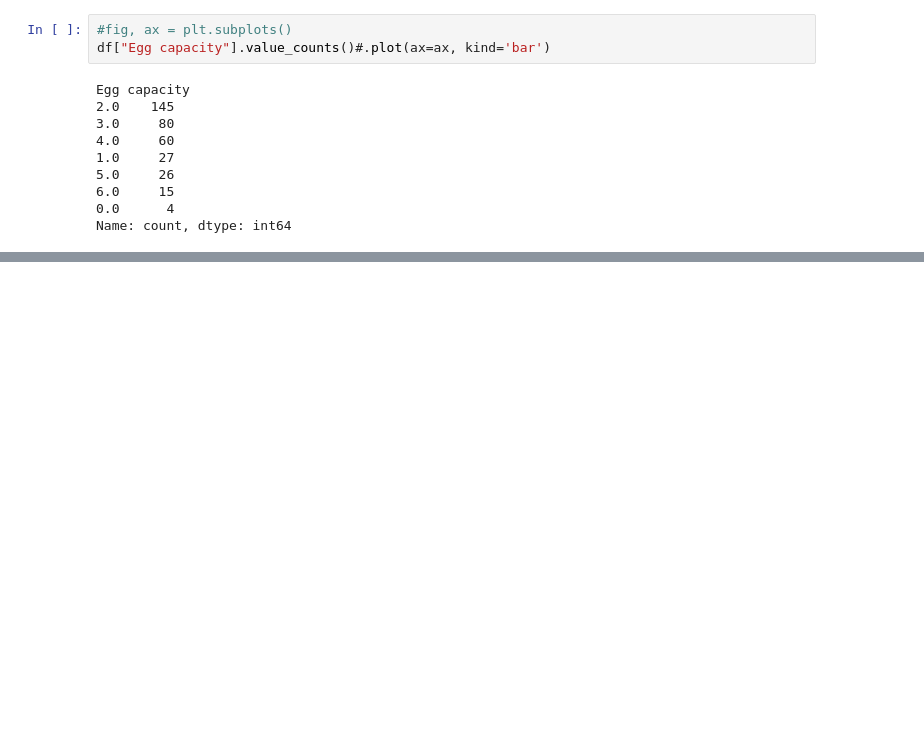
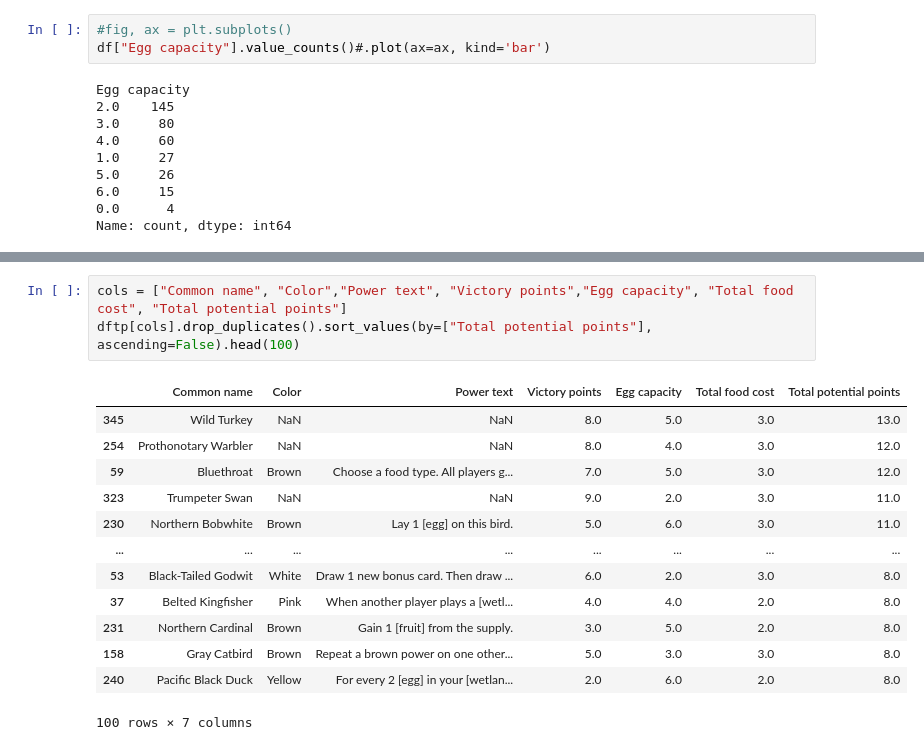
Before and after one commit to TimmoTismo/Wingspan-Analysis, a Jupyter notebook: analysis.ipynb, the cells around one changed output, grey strips where cells are left out. Drawn from its saved outputs; the diff is of its cells as text; blank space fills up the shorter version.

```diff
--- a/analysis.ipynb
+++ b/analysis.ipynb
@@ -149,0 +155,17 @@ df[(df["Total food cost"]==1) & (df["Victory points"]+df["Egg capacity"]>=5)]
+# %%
+cols = ["Common name", "Color","Power text", "Victory points","Egg capacity", "Total food cost", "Total potential points"]
+dftp[cols].drop_duplicates().sort_values(by=["Total potential points"], ascending=False).head(100)
+# %% [output]
+|  | Common name | Color | Power text | Victory points | Egg capacity | Total food cost | Total potential points |
+| 345 | Wild Turkey | NaN | NaN | 8.0 | 5.0 | 3.0 | 13.0 |
+| 254 | Prothonotary Warbler | NaN | NaN | 8.0 | 4.0 | 3.0 | 12.0 |
+| 59 | Bluethroat | Brown | Choose a food type. All players g... | 7.0 | 5.0 | 3.0 | 12.0 |
+| 323 | Trumpeter Swan | NaN | NaN | 9.0 | 2.0 | 3.0 | 11.0 |
+| 230 | Northern Bobwhite | Brown | Lay 1 [egg] on this bird. | 5.0 | 6.0 | 3.0 | 11.0 |
+| ... | ... | ... | ... | ... | ... | ... | ... |
+| 53 | Black-Tailed Godwit | White | Draw 1 new bonus card. Then draw ... | 6.0 | 2.0 | 3.0 | 8.0 |
+| 37 | Belted Kingfisher | Pink | When another player plays a [wetl... | 4.0 | 4.0 | 2.0 | 8.0 |
+| 231 | Northern Cardinal | Brown | Gain 1 [fruit] from the supply. | 3.0 | 5.0 | 2.0 | 8.0 |
+| 158 | Gray Catbird | Brown | Repeat a brown power on one other... | 5.0 | 3.0 | 3.0 | 8.0 |
+| 240 | Pacific Black Duck | Yellow | For every 2 [egg] in your [wetlan... | 2.0 | 6.0 | 2.0 | 8.0 |
+100 rows × 7 columns
```
Also changed, not shown: parts of 6 cells of this notebook, 1 other file.
